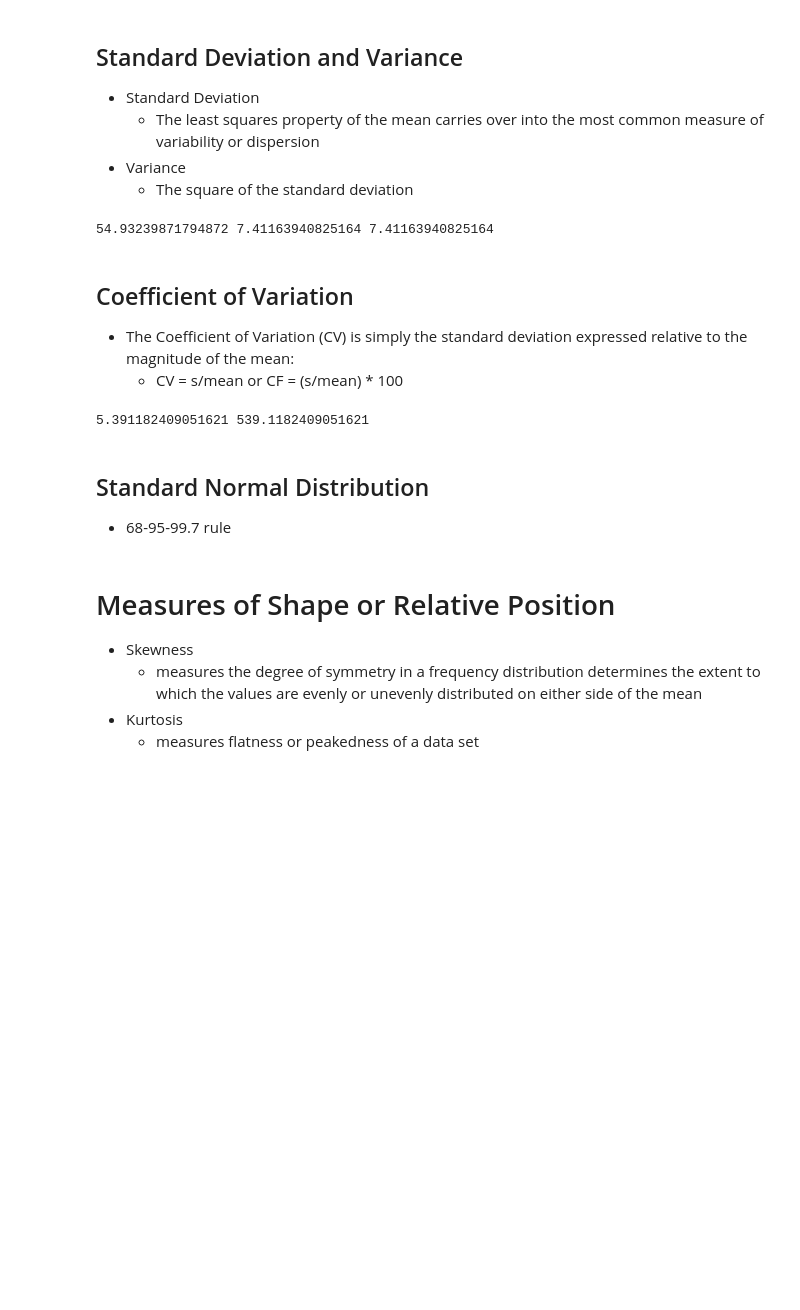
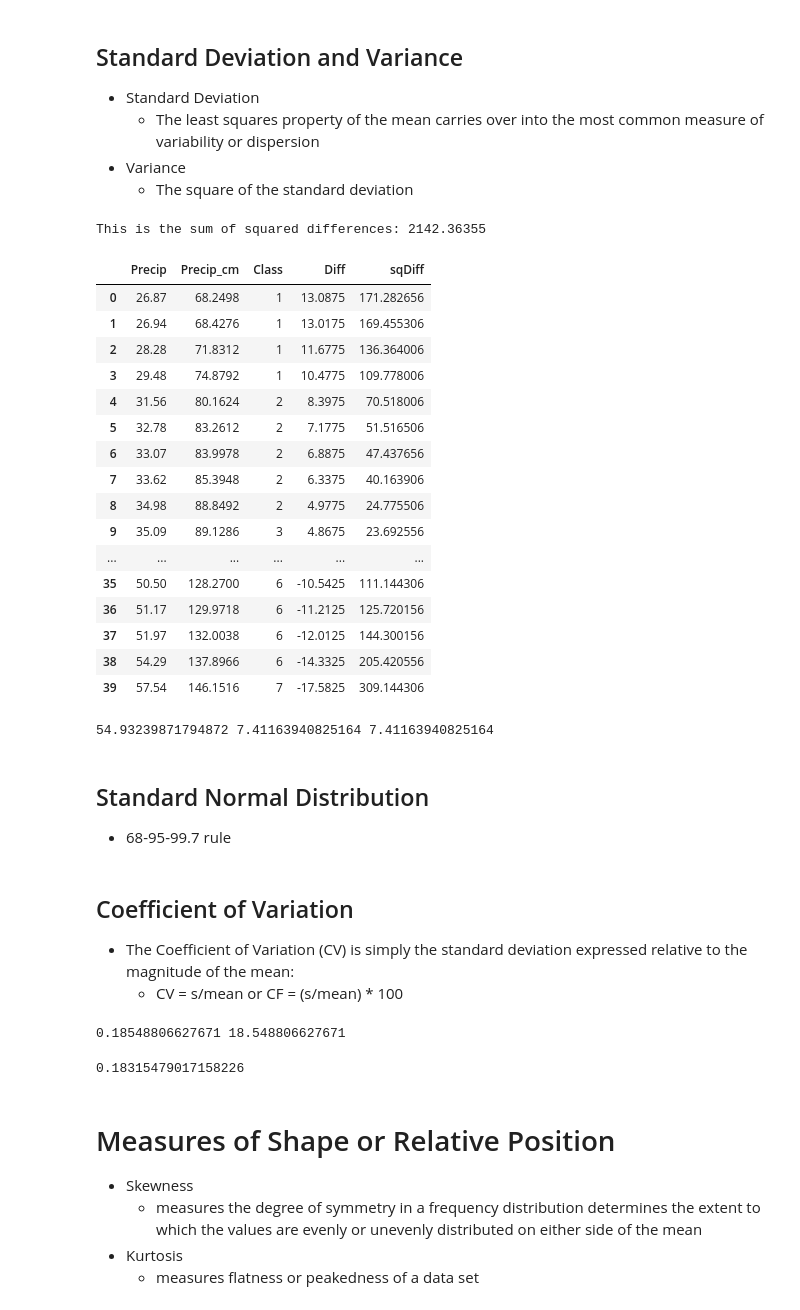
Before and after one commit to mapossum/qmsa, a Jupyter notebook: Week2/Chapter_3.ipynb, the cells around one changed output. Saved outputs shown, nothing was run; the diff lists cells and outputs as text; code cells hidden in the pictures; blank space fills up the shorter version.

```diff
--- a/Week2/Chapter_3.ipynb
+++ b/Week2/Chapter_3.ipynb
@@ -174,6 +181,29 @@ Mean, wMean
     * The least squares property of the mean carries over into the most common measure of variability or dispersion
 * Variance
     * The square of the standard deviation
+# %%
+tb31["sqDiff"] = (tb31["Precip"].mean() - tb31["Precip"]) ** 2
+print("This is the sum of squared differences:", tb31["sqDiff"].sum())
+tb31
+# %% [output]
+This is the sum of squared differences: 2142.36355
+|  | Precip | Precip_cm | Class | Diff | sqDiff |
+| 0 | 26.87 | 68.2498 | 1 | 13.0875 | 171.282656 |
+| 1 | 26.94 | 68.4276 | 1 | 13.0175 | 169.455306 |
+| 2 | 28.28 | 71.8312 | 1 | 11.6775 | 136.364006 |
+| 3 | 29.48 | 74.8792 | 1 | 10.4775 | 109.778006 |
+| 4 | 31.56 | 80.1624 | 2 | 8.3975 | 70.518006 |
+| 5 | 32.78 | 83.2612 | 2 | 7.1775 | 51.516506 |
+| 6 | 33.07 | 83.9978 | 2 | 6.8875 | 47.437656 |
+| 7 | 33.62 | 85.3948 | 2 | 6.3375 | 40.163906 |
+| 8 | 34.98 | 88.8492 | 2 | 4.9775 | 24.775506 |
+| 9 | 35.09 | 89.1286 | 3 | 4.8675 | 23.692556 |
+| ... | ... | ... | ... | ... | ... |
+| 35 | 50.50 | 128.2700 | 6 | -10.5425 | 111.144306 |
+| 36 | 51.17 | 129.9718 | 6 | -11.2125 | 125.720156 |
+| 37 | 51.97 | 132.0038 | 6 | -12.0125 | 144.300156 |
+| 38 | 54.29 | 137.8966 | 6 | -14.3325 | 205.420556 |
+| 39 | 57.54 | 146.1516 | 7 | -17.5825 | 309.144306 |
 # %%
 #Calculate stdev and variance like table 3.7
 tb31['sqdiff'] = (tb31['Precip'].mean() - tb31['Precip']) ** 2
@@ -183,20 +213,24 @@ stdevALT = tb31['Precip'].std()
 print(variance, stdev, stdevALT)
 # %% [output]
 54.93239871794872 7.41163940825164 7.41163940825164
+# %% [markdown]
+## Standard Normal Distribution
+* 68-95-99.7 rule
 # %% [markdown]
 ## Coefficient of Variation
 * The Coefficient of Variation (CV) is simply the standard deviation expressed relative to the magnitude of the mean:
     * CV = s/mean or CF = (s/mean) * 100
 # %%
 #Calculate CV
-CV = tb31['Precip'].mean() / tb31['Precip'].std()
+CV = tb31['Precip'].std() / tb31['Precip'].mean()
 CValt = CV * 100
 print(CV, CValt)
+
+from scipy.stats import variation
+variation(tb31['Precip'])
 # %% [output]
-5.391182409051621 539.1182409051621
+0.18548806627671 18.548806627671
+0.18315479017158226
-# %% [markdown]
-## Standard Normal Distribution
-* 68-95-99.7 rule
 # %% [markdown]
 # Measures of Shape or Relative Position
 * Skewness
```
Also changed, not shown: parts of 4 cells of this notebook, 1 other file.
